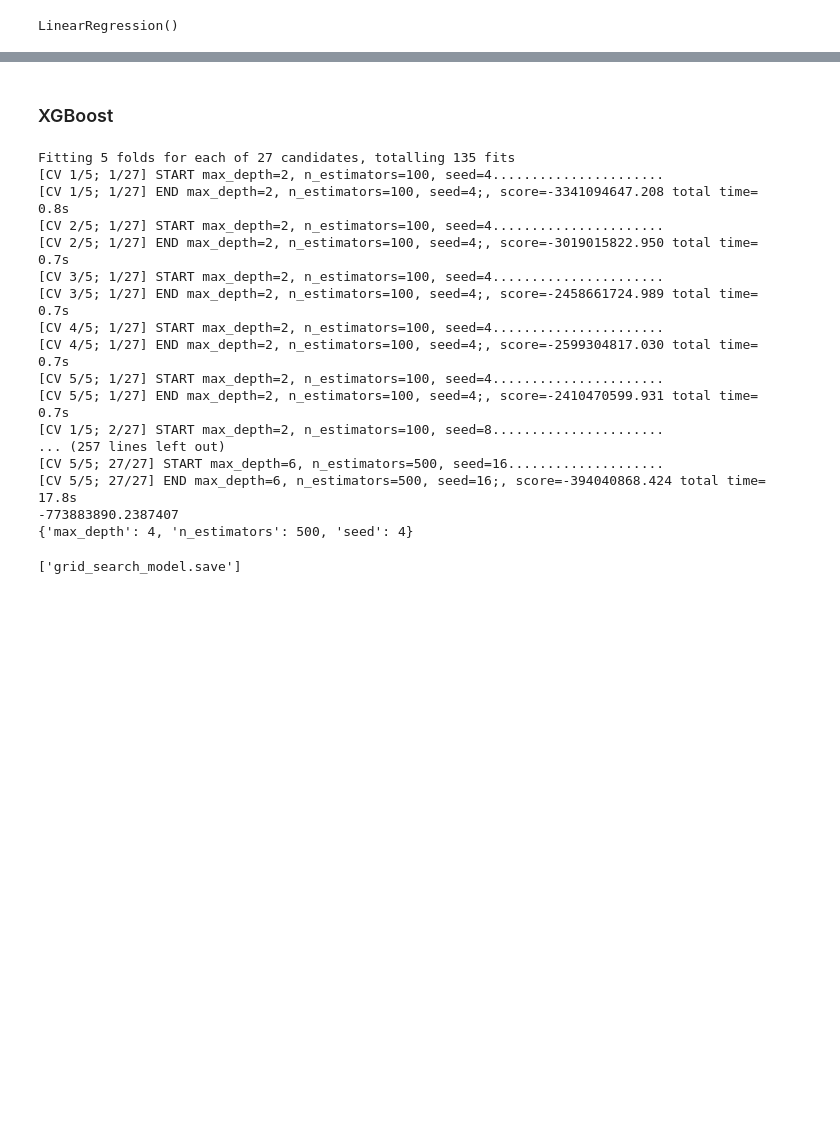
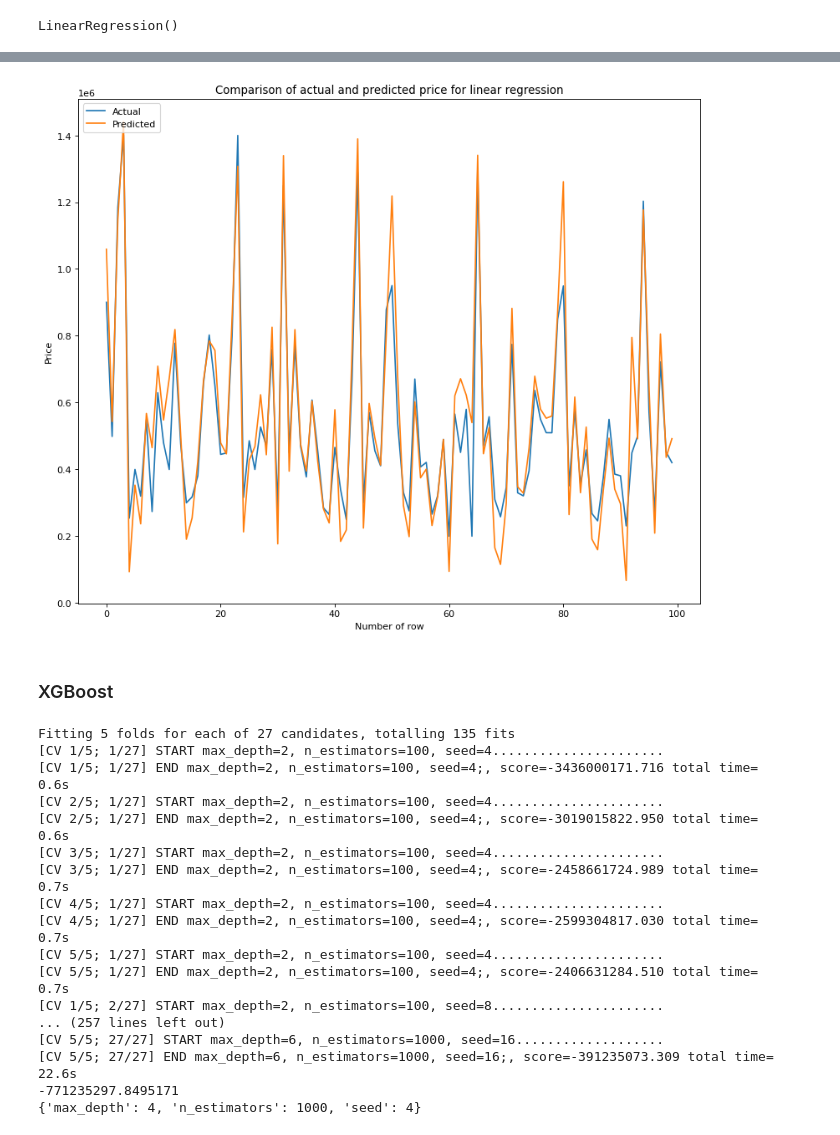
Before and after one commit to KlaudiaK1/RealEstatePricePrediction, a Jupyter notebook: models/machine_learning_models_flats.ipynb, the cells around one changed output, grey strips where cells are left out. Saved outputs shown, nothing was run; the diff lists cells and outputs as text; code cells hidden in the pictures; blank space fills up the shorter version.

```diff
--- a/models/machine_learning_models_flats.ipynb
+++ b/models/machine_learning_models_flats.ipynb
@@ -73,10 +63,21 @@ plt.subplots_adjust(left=.3)
+# %%
+figure(figsize=(12, 10), dpi=80)
+plt.plot(list(range(len(test_y[:100].values))), test_y[:100])
+plt.plot(list(range(len(test_y[:100].values))), lin_reg_pred[:100])
+plt.title('Comparison of actual and predicted price for linear regression')
+plt.ylabel('Price')
+plt.xlabel('Number of row')
+plt.legend(['Actual', 'Predicted'], loc='upper left')
+plt.show()
+# %% [output]
+[figure, added]
 # %% [markdown]
 ### XGBoost
 # %%
 xgb_r = xg.XGBRegressor(objective = 'reg:squarederror')
 
 optimization_dict = {'max_depth': [2, 4, 6],
-                     'n_estimators': [100, 200, 500],
+                     'n_estimators': [100, 500, 1000],
                     'seed': [4, 8, 16]}
 
 mse = make_scorer(MSE,greater_is_better=False)
@@ -90,25 +91,20 @@ print(xgb_grid_search_model.best_params_)
 # %% [output]
 Fitting 5 folds for each of 27 candidates, totalling 135 fits
 [CV 1/5; 1/27] START max_depth=2, n_estimators=100, seed=4......................
-[CV 1/5; 1/27] END max_depth=2, n_estimators=100, seed=4;, score=-3341094647.208 total time=   0.8s
+[CV 1/5; 1/27] END max_depth=2, n_estimators=100, seed=4;, score=-3436000171.716 total time=   0.6s
 [CV 2/5; 1/27] START max_depth=2, n_estimators=100, seed=4......................
-[CV 2/5; 1/27] END max_depth=2, n_estimators=100, seed=4;, score=-3019015822.950 total time=   0.7s
+[CV 2/5; 1/27] END max_depth=2, n_estimators=100, seed=4;, score=-3019015822.950 total time=   0.6s
 [CV 3/5; 1/27] START max_depth=2, n_estimators=100, seed=4......................
 [CV 3/5; 1/27] END max_depth=2, n_estimators=100, seed=4;, score=-2458661724.989 total time=   0.7s
 [CV 4/5; 1/27] START max_depth=2, n_estimators=100, seed=4......................
 [CV 4/5; 1/27] END max_depth=2, n_estimators=100, seed=4;, score=-2599304817.030 total time=   0.7s
 [CV 5/5; 1/27] START max_depth=2, n_estimators=100, seed=4......................
-[CV 5/5; 1/27] END max_depth=2, n_estimators=100, seed=4;, score=-2410470599.931 total time=   0.7s
+[CV 5/5; 1/27] END max_depth=2, n_estimators=100, seed=4;, score=-2406631284.510 total time=   0.7s
 [CV 1/5; 2/27] START max_depth=2, n_estimators=100, seed=8......................
 ... (257 lines left out)
-[CV 5/5; 27/27] START max_depth=6, n_estimators=500, seed=16....................
-[CV 5/5; 27/27] END max_depth=6, n_estimators=500, seed=16;, score=-394040868.424 total time=  17.8s
--773883890.2387407
-{'max_depth': 4, 'n_estimators': 500, 'seed': 4}
+[CV 5/5; 27/27] START max_depth=6, n_estimators=1000, seed=16...................
+[CV 5/5; 27/27] END max_depth=6, n_estimators=1000, seed=16;, score=-391235073.309 total time=  22.6s
+-771235297.8495171
+{'max_depth': 4, 'n_estimators': 1000, 'seed': 4}
 # %%
 xgb_pred = xgb_grid_search_model.predict(test_X)
-# %%
-import joblib
-joblib.dump(xgb_grid_search_model, "grid_search_model.save")
-# %% [output]
-['grid_search_model.save']
```
Also changed, not shown: parts of 33 cells of this notebook.
